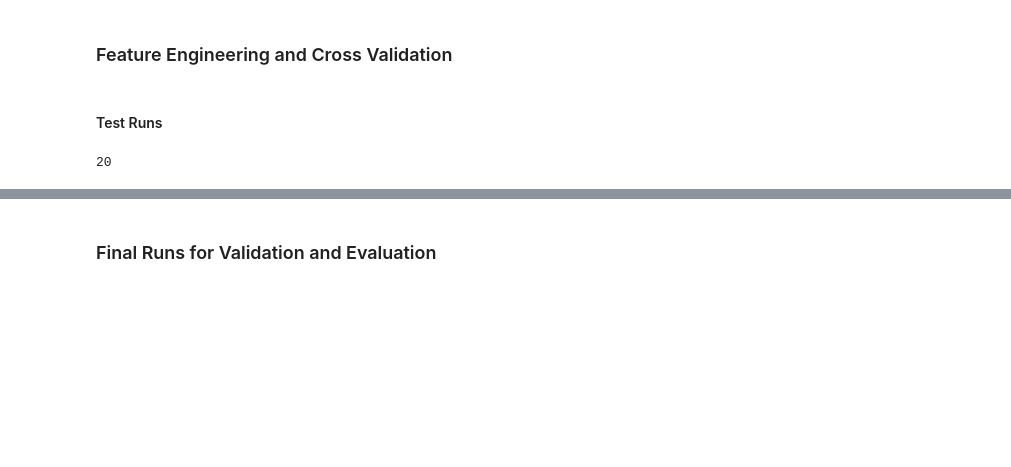
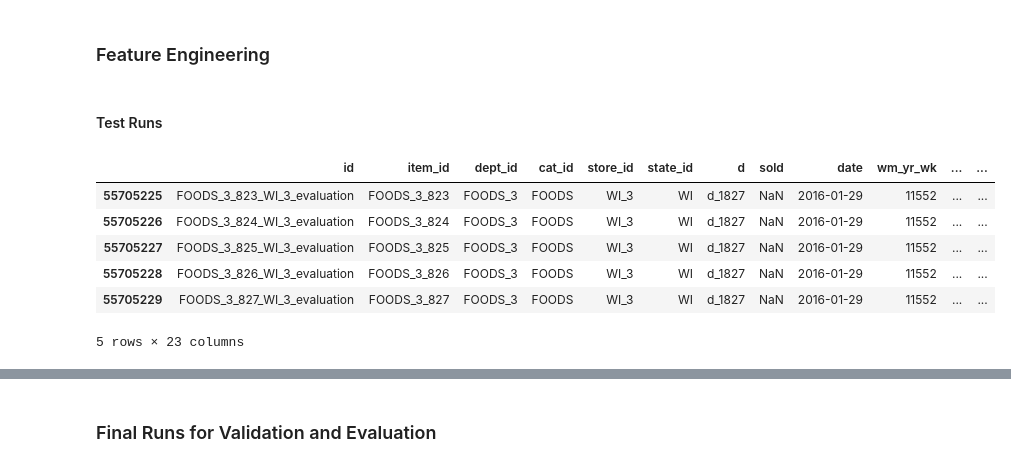
Before and after one commit to CodingNoob234/m5-forecasting-uncertainty, a Jupyter notebook: code/un_feature_engineering_quantiles.ipynb, the cells around one changed output, grey strips where cells are left out. Cells and saved outputs as stored; diff of their text form; code cells hidden in the pictures; blank space fills up the shorter version.

```diff
--- a/code/un_feature_engineering_quantiles.ipynb
+++ b/code/un_feature_engineering_quantiles.ipynb
@@ -51,7 +53,18 @@ calendar: pd.DataFrame = _down_cast(pd.read_csv(DATA_BASE_PATH + CALENDAR))
 sample_submission: pd.DataFrame = _down_cast(pd.read_csv(DATA_BASE_PATH + SAMPLE_SUBMISSION))
 sell_prices: pd.DataFrame = _down_cast(pd.read_csv(DATA_BASE_PATH + SELL_PRICES))
 # %% [markdown]
-### Feature Engineering and Cross Validation
+### Feature Engineering
 # %% [markdown]
 #### Test Runs
+# %%
+# ~25 seconds
+# 1830, 1858, 1886, 1914
+def drop_days_after(df, day_threshold):
+    columns_keep = [c for c in df.columns if c.split('_')[0] != 'd']
+    columns_keep += [
+        c for c in
+            [d for d in df.columns if d.split('_')[0] == 'd']
+            if int(c.split('_')[1]) < day_threshold
+    ]
+    return df[columns_keep]
 # %%
@@ -60,8 +77,16 @@ df, submission_idx = data_preprocessing(sales_evaluation.iloc[:int(20)], calenda
 df = df[(df.wm_yr_wk > df.release)]
 df['id'] = df['id'].astype(str)
 # %%
-df.groupby('id')['sold'].ngroups#.rolling(3).mean()
+# df.groupby('id')['sold'].ngroups#.rolling(3).mean()
-# %% [output]
-20
+# %%
+df.tail(5)
+# %% [output]
+|  | id | item_id | dept_id | cat_id | store_id | state_id | d | sold | date | wm_yr_wk | ... | ... |
+| 55705225 | FOODS_3_823_WI_3_evaluation | FOODS_3_823 | FOODS_3 | FOODS | WI_3 | WI | d_1827 | NaN | 2016-01-29 | 11552 | ... | ... |
+| 55705226 | FOODS_3_824_WI_3_evaluation | FOODS_3_824 | FOODS_3 | FOODS | WI_3 | WI | d_1827 | NaN | 2016-01-29 | 11552 | ... | ... |
+| 55705227 | FOODS_3_825_WI_3_evaluation | FOODS_3_825 | FOODS_3 | FOODS | WI_3 | WI | d_1827 | NaN | 2016-01-29 | 11552 | ... | ... |
+| 55705228 | FOODS_3_826_WI_3_evaluation | FOODS_3_826 | FOODS_3 | FOODS | WI_3 | WI | d_1827 | NaN | 2016-01-29 | 11552 | ... | ... |
+| 55705229 | FOODS_3_827_WI_3_evaluation | FOODS_3_827 | FOODS_3 | FOODS | WI_3 | WI | d_1827 | NaN | 2016-01-29 | 11552 | ... | ... |
+5 rows × 23 columns
 # %%
 @log_status
```
Also changed, not shown: parts of 14 cells of this notebook, 5 other files.
